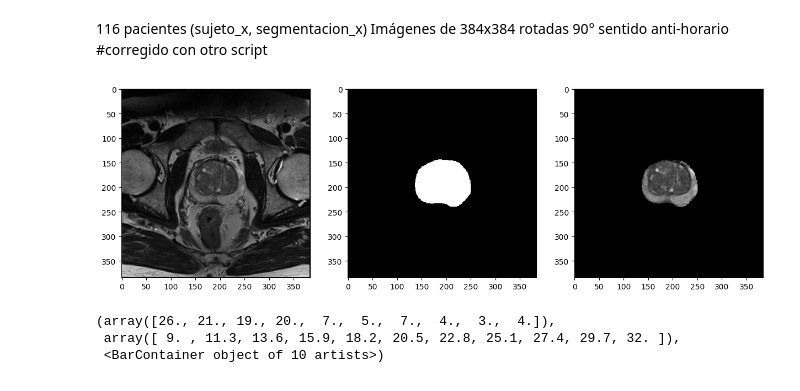
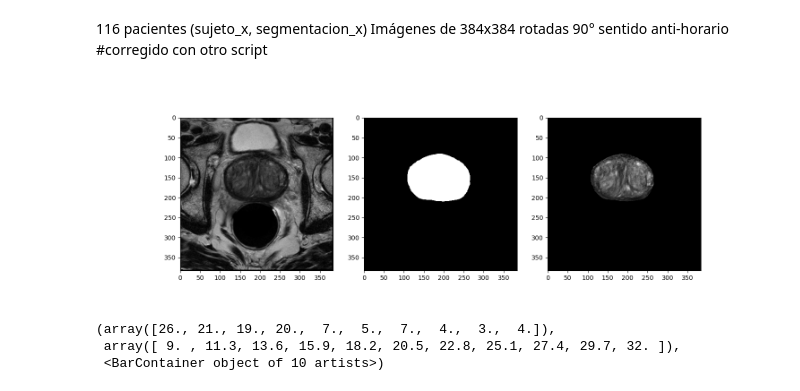
Before and after one commit to mpierangeli/PFI, a Jupyter notebook: viewer.ipynb, the cells around one changed output. Cells and saved outputs as stored; diff of their text form; code cells hidden in the pictures.

```diff
--- a/viewer.ipynb
+++ b/viewer.ipynb
@@ -42,18 +42,18 @@ print(x.header["pixdim"][3])
 116 pacientes (sujeto_x, segmentacion_x)
 Imágenes de 384x384 rotadas 90° sentido anti-horario #corregido con otro script
 # %%
-num_sujeto = 100 #1-116
+num_sujeto = 30 #1-116
 x = nib.load(os.path.join(fp2,"sujeto_"+str(num_sujeto).zfill(3)+".nii"))
 sujeto = x.get_fdata()
 y = nib.load(os.path.join(fp2,"segmentacion_"+str(num_sujeto).zfill(3)+".nii"))
 seg = y.get_fdata()
 fig, ax = plt.subplots(1,3,figsize=(15,5))
 ax[0].imshow(sujeto[:,:,int(np.size(sujeto,2)/2)],cmap="gray")
 ax[1].imshow(seg[:,:,int(np.size(sujeto,2)/2)],cmap="gray")
 ax[2].imshow(sujeto[:,:,int(np.size(sujeto,2)/2)]*seg[:,:,int(np.size(sujeto,2)/2)],cmap="gray")
 plt.show()
 # %% [output]
-[figure, old version]
+[figure, new version]
 # %%
 num_sujeto = 67 #1-116
 x = nib.load(os.path.join(fp2,"sujeto_"+str(num_sujeto)+".nii"))
```
Also changed, not shown: parts of 7 cells of this notebook.
